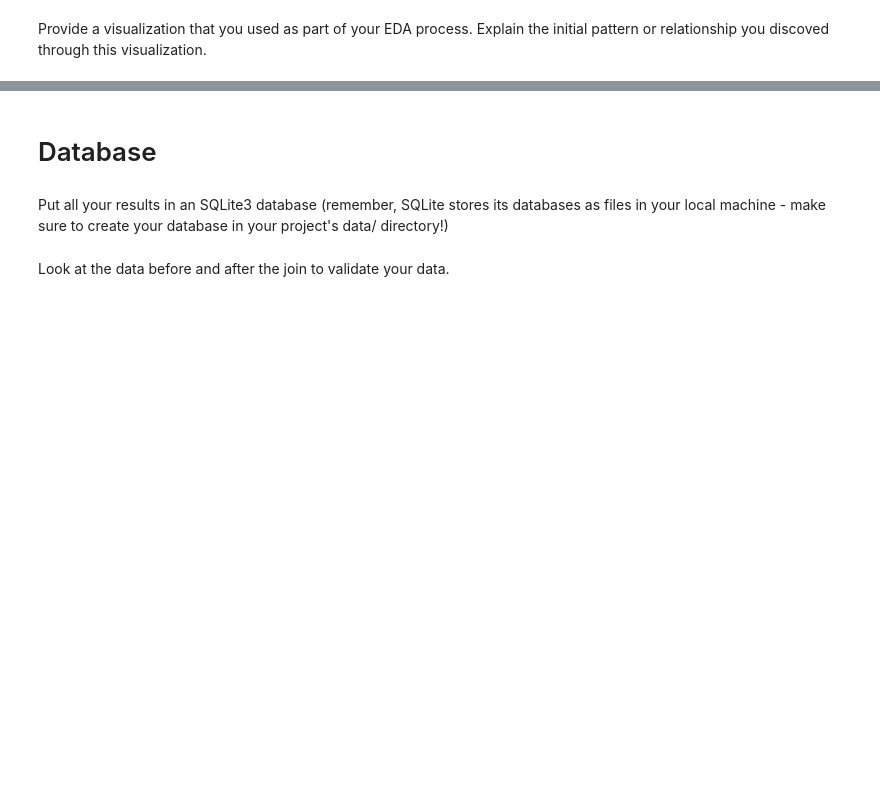
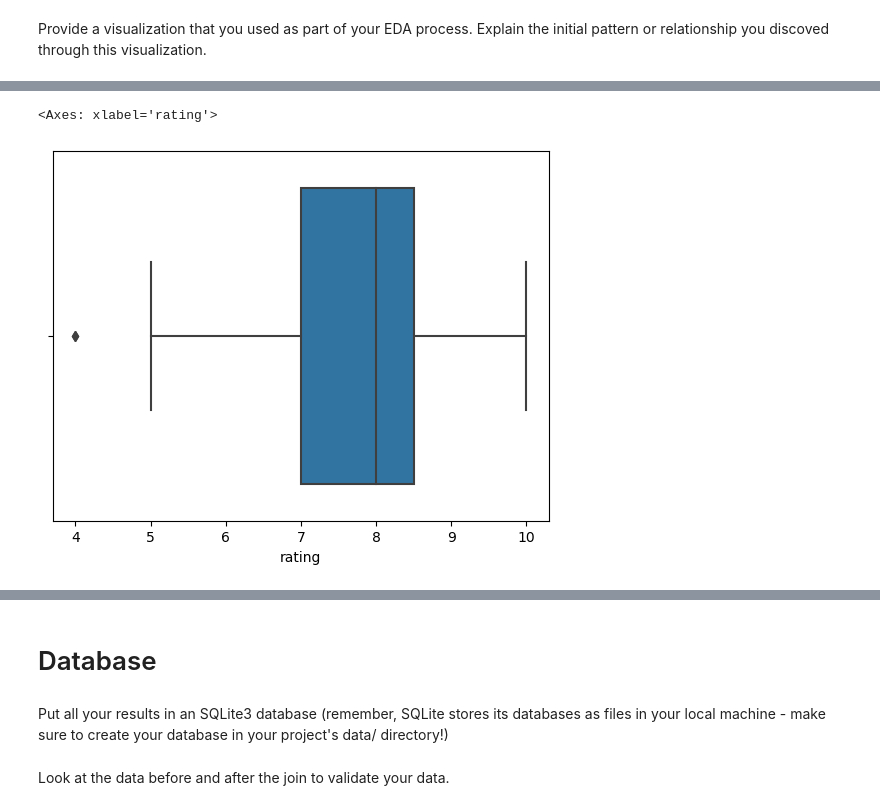
Before and after one commit to SBangarh/Bike-station-and-destination-location, a Jupyter notebook: notebooks/joining_data.ipynb, the cells around one changed output, grey strips where cells are left out. Cells and saved outputs as stored; diff of their text form; code cells hidden in the pictures; blank space fills up the shorter version.

```diff
--- a/notebooks/joining_data.ipynb
+++ b/notebooks/joining_data.ipynb
@@ -33,0 +86,5 @@ Provide a visualization that you used as part of your EDA process. Explain the i
+# %%
+sns.boxplot(x=combined_df_final['rating'])
+# %% [output]
+<Axes: xlabel='rating'>
+[figure, added]
```
Also changed, not shown: parts of 8 cells of this notebook.
